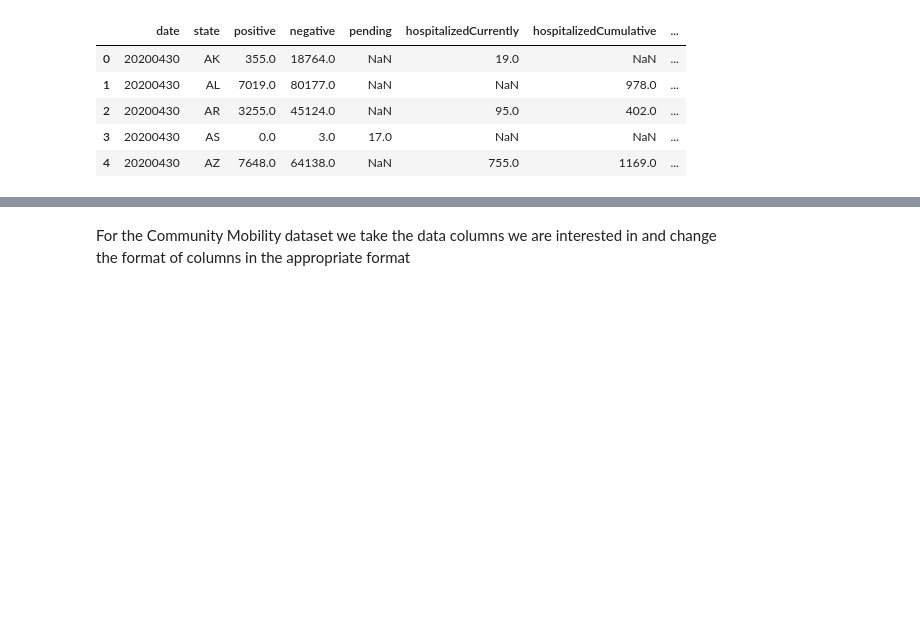
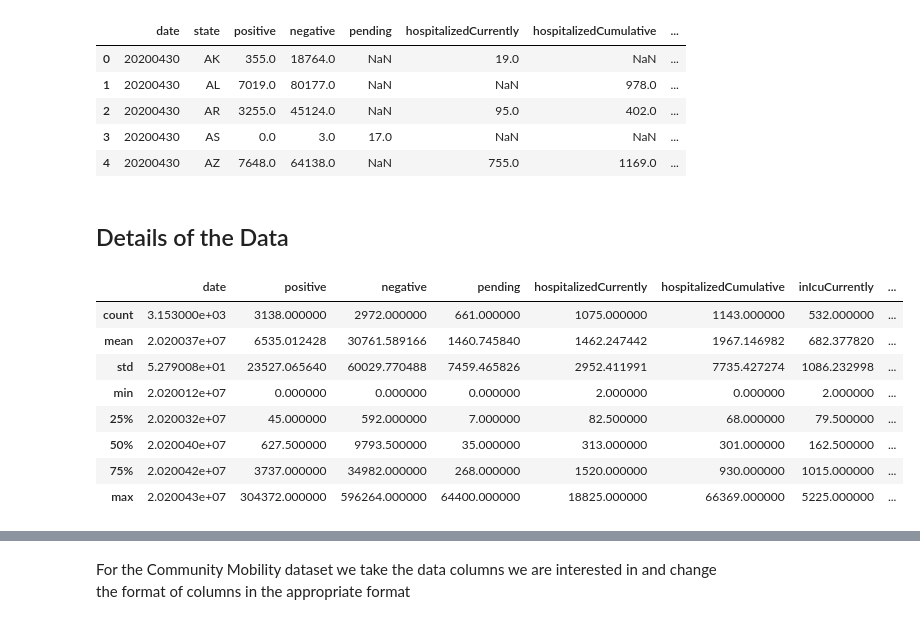
Before and after one commit to dagisky/ML_Porjects, a Jupyter notebook: Covid19GoogleDs.ipynb, the cells around one changed output, grey strips where cells are left out. Saved outputs shown, nothing was run; the diff lists cells and outputs as text; code cells hidden in the pictures; blank space fills up the shorter version.

```diff
--- a/Covid19GoogleDs.ipynb
+++ b/Covid19GoogleDs.ipynb
@@ -47,3 +59,17 @@ covid19_df.head()
 | 2 | 20200430 | AR | 3255.0 | 45124.0 | NaN | 95.0 | 402.0 | ... |
 | 3 | 20200430 | AS | 0.0 | 3.0 | 17.0 | NaN | NaN | ... |
 | 4 | 20200430 | AZ | 7648.0 | 64138.0 | NaN | 755.0 | 1169.0 | ... |
+# %% [markdown]
+## Details of the Data
+# %%
+covid19_df.describe()
+# %% [output]
+|  | date | positive | negative | pending | hospitalizedCurrently | hospitalizedCumulative | inIcuCurrently | ... |
+| count | 3.153000e+03 | 3138.000000 | 2972.000000 | 661.000000 | 1075.000000 | 1143.000000 | 532.000000 | ... |
+| mean | 2.020037e+07 | 6535.012428 | 30761.589166 | 1460.745840 | 1462.247442 | 1967.146982 | 682.377820 | ... |
+| std | 5.279008e+01 | 23527.065640 | 60029.770488 | 7459.465826 | 2952.411991 | 7735.427274 | 1086.232998 | ... |
+| min | 2.020012e+07 | 0.000000 | 0.000000 | 0.000000 | 2.000000 | 0.000000 | 2.000000 | ... |
+| 25% | 2.020032e+07 | 45.000000 | 592.000000 | 7.000000 | 82.500000 | 68.000000 | 79.500000 | ... |
+| 50% | 2.020040e+07 | 627.500000 | 9793.500000 | 35.000000 | 313.000000 | 301.000000 | 162.500000 | ... |
+| 75% | 2.020042e+07 | 3737.000000 | 34982.000000 | 268.000000 | 1520.000000 | 930.000000 | 1015.000000 | ... |
+| max | 2.020043e+07 | 304372.000000 | 596264.000000 | 64400.000000 | 18825.000000 | 66369.000000 | 5225.000000 | ... |
```
Also changed, not shown: parts of 47 cells of this notebook.
